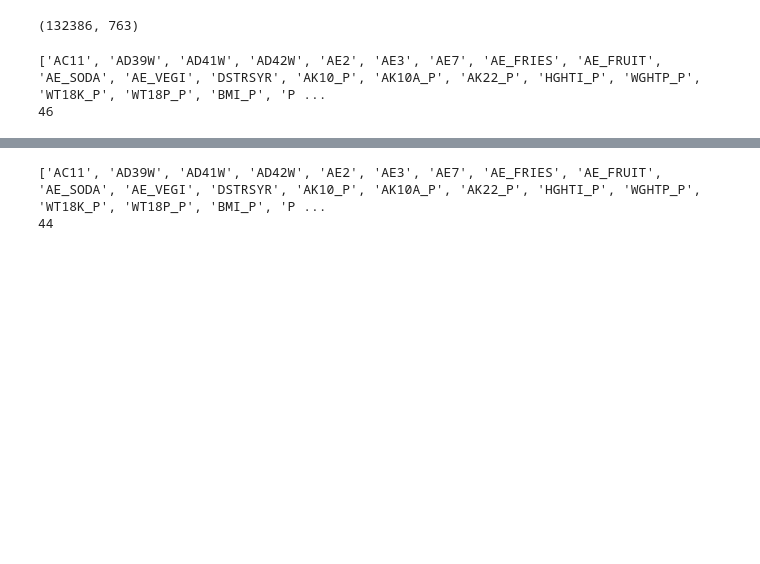
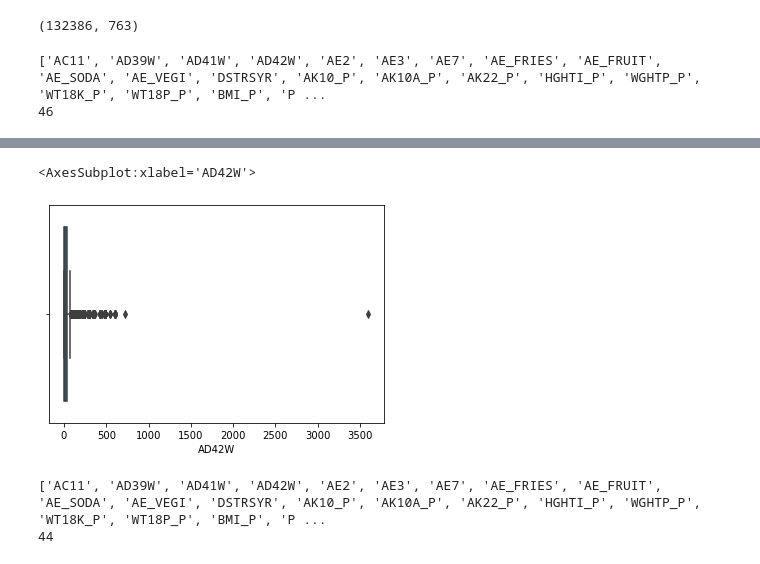
Before and after one commit to GitHubkhim/STATS170_Project, a Jupyter notebook: data_preprocessing.ipynb, the cells around one changed output, grey strips where cells are left out. Cells and saved outputs as stored; diff of their text form; code cells hidden in the pictures; blank space fills up the shorter version.

Commit message:
added XGBoost, additional metrics, and more visualizations

```diff
--- a/data_preprocessing.ipynb
+++ b/data_preprocessing.ipynb
@@ -72,3 +86,8 @@ print(len(numerical_features))
+# %%
+sns.boxplot(X_train["AD42W"])
+# %% [output]
+<AxesSubplot:xlabel='AD42W'>
+[figure, added]
 # %%
 # remove the categorical variables in the numerical features list
 numerical_features.remove('TIMEAD_P1V2')
```
Also changed, not shown: parts of 7 cells of this notebook, 10 other files.
